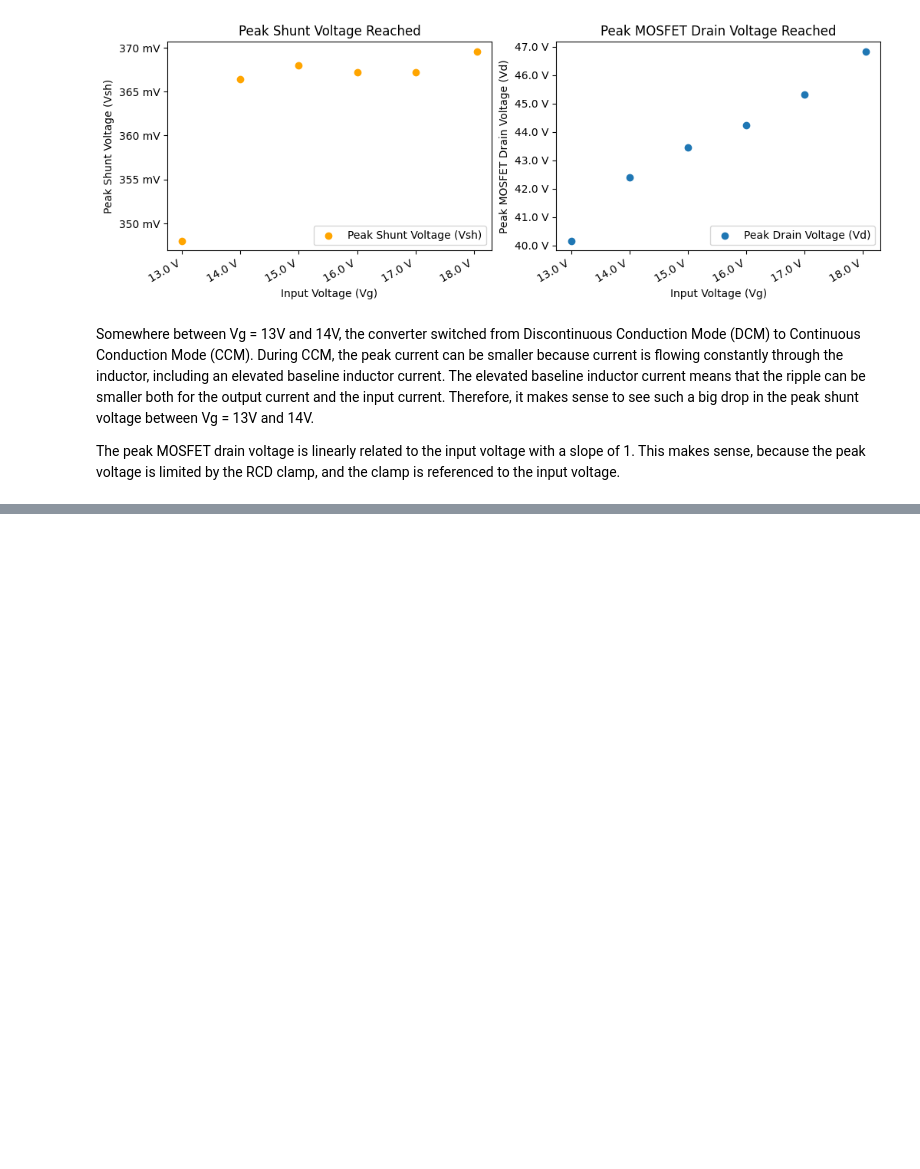
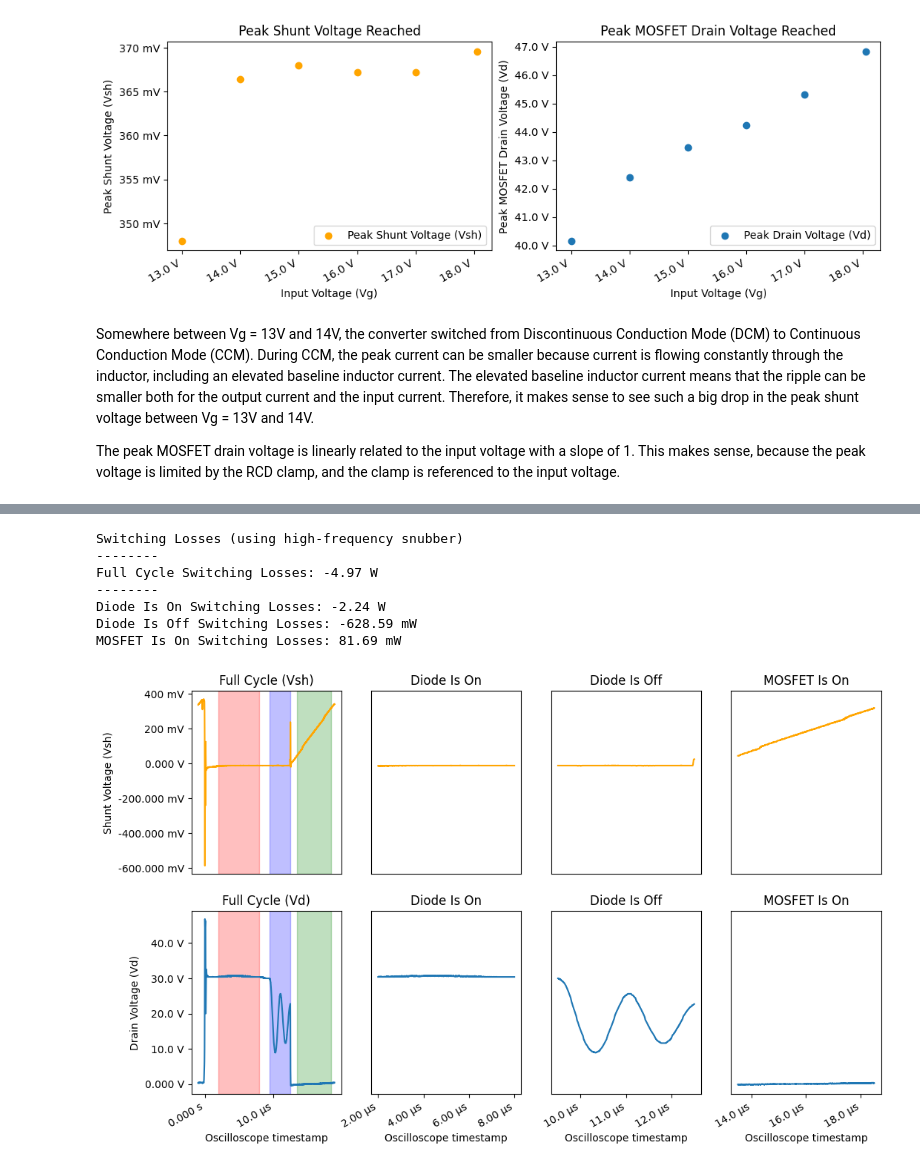
Before and after one commit to ianeyk/power-electronics, a Jupyter notebook: Lab 8/Lab8_report.ipynb, the cells around one changed output, grey strips where cells are left out. Cells and saved outputs as stored; diff of their text form; code cells hidden in the pictures; blank space fills up the shorter version.

Commit message:
finish beautiful plot function

```diff
--- a/Lab 8/Lab8_report.ipynb
+++ b/Lab 8/Lab8_report.ipynb
@@ -183,0 +206,21 @@ MOSFET shut-off switching losses -1.23 W
+# %%
+cycle_ts = (-1e-6, 19e-6)
+diode_is_on_ts = (2e-6, 8e-6)
+diode_is_off_ts = (9.5e-6, 12.5e-6)
+switch_is_on_ts = (13.5e-6, 18.5e-6)
+
+plot_regions(
+        cycle_ts = cycle_ts, cycle_ts_name = "Full Cycle",
+        switch_off_ts = diode_is_on_ts, switch_off_ts_name = "Diode Is On",
+        diode_off_ts = diode_is_off_ts, diode_off_ts_name = "Diode Is Off",
+        switch_on_ts = switch_is_on_ts, switch_on_ts_name = "MOSFET Is On"
+)
+# %% [output]
+Switching Losses (using high-frequency snubber)
+--------
+Full Cycle Switching Losses: -4.97 W
+--------
+Diode Is On Switching Losses: -2.24 W
+Diode Is Off Switching Losses: -628.59 mW
+MOSFET Is On Switching Losses: 81.69 mW
+[figure, added]
```
Also changed, not shown: parts of 1 cell of this notebook.
